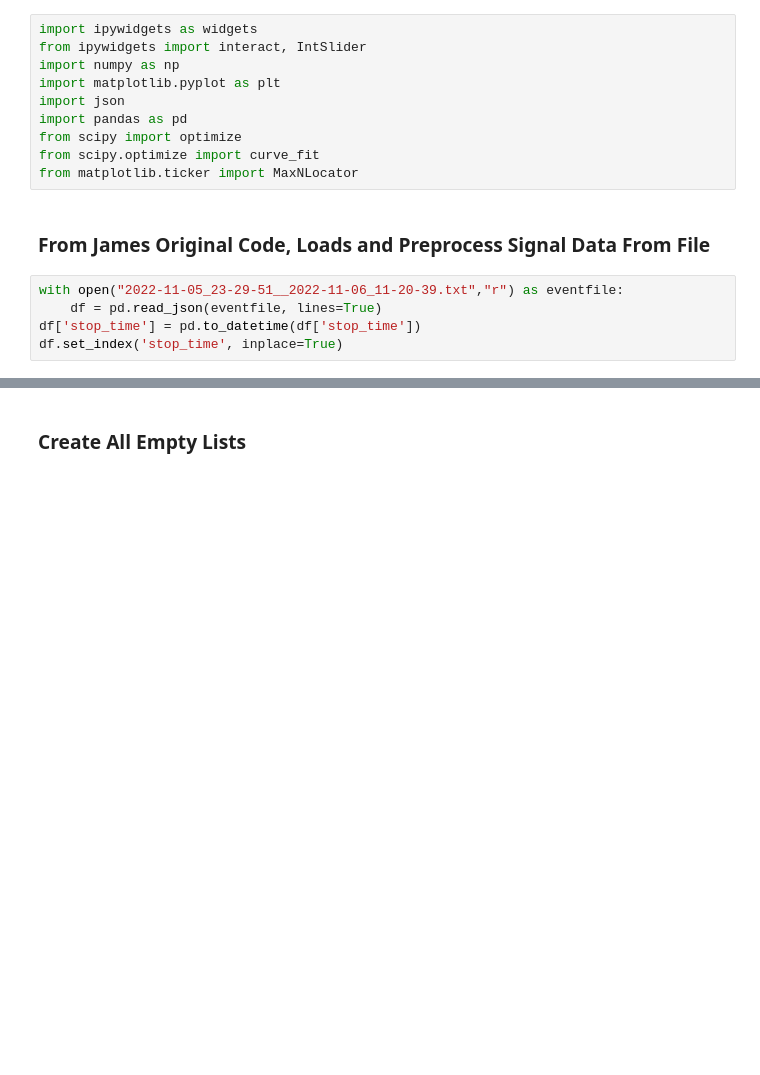
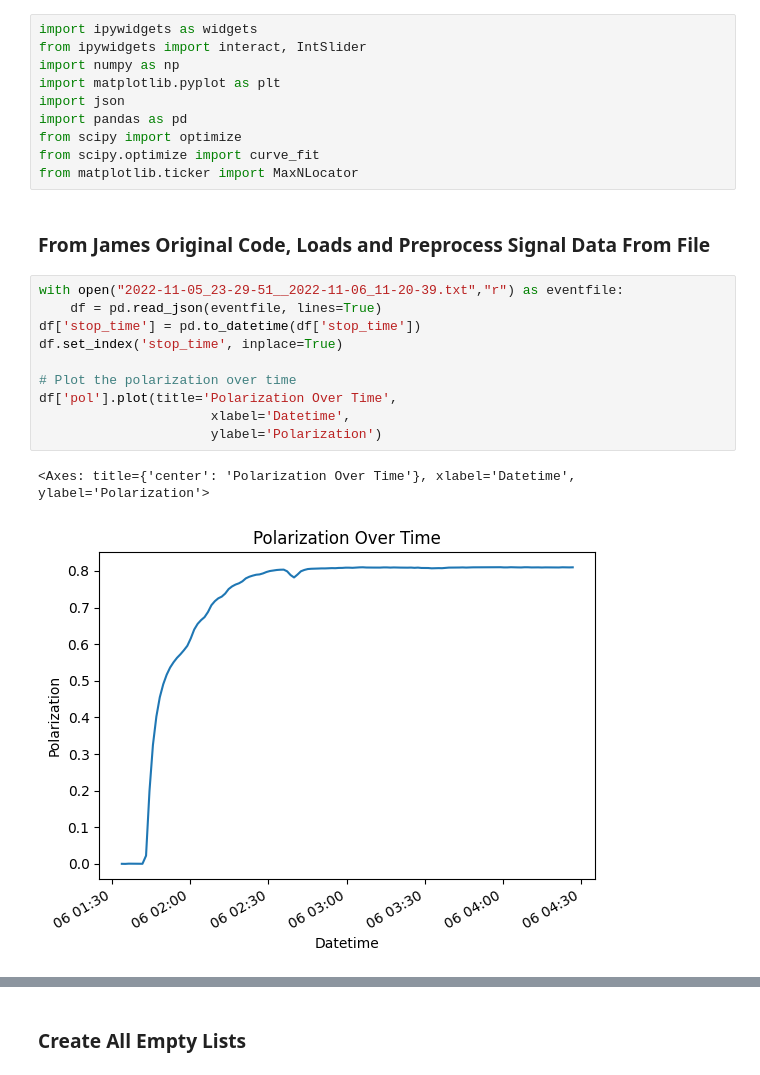
Before and after one commit to evan-toon/DNP, a Jupyter notebook: 3Gaussian_Vary_Freely.ipynb, the cells around one changed output, grey strips where cells are left out. Drawn from its saved outputs; the diff is of its cells as text; blank space fills up the shorter version.

```diff
--- a/3Gaussian_Vary_Freely.ipynb
+++ b/3Gaussian_Vary_Freely.ipynb
@@ -13,5 +13,13 @@ from matplotlib.ticker import MaxNLocator
 # %%
 with open("2022-11-05_23-29-51__2022-11-06_11-20-39.txt","r") as eventfile:
     df = pd.read_json(eventfile, lines=True)
 df['stop_time'] = pd.to_datetime(df['stop_time'])
 df.set_index('stop_time', inplace=True)
+
+# Plot the polarization over time
+df['pol'].plot(title='Polarization Over Time',
+                      xlabel='Datetime',
+                      ylabel='Polarization')
+# %% [output]
+<Axes: title={'center': 'Polarization Over Time'}, xlabel='Datetime', ylabel='Polarization'>
+[figure, added]
```
Also changed, not shown: parts of 14 cells of this notebook.
